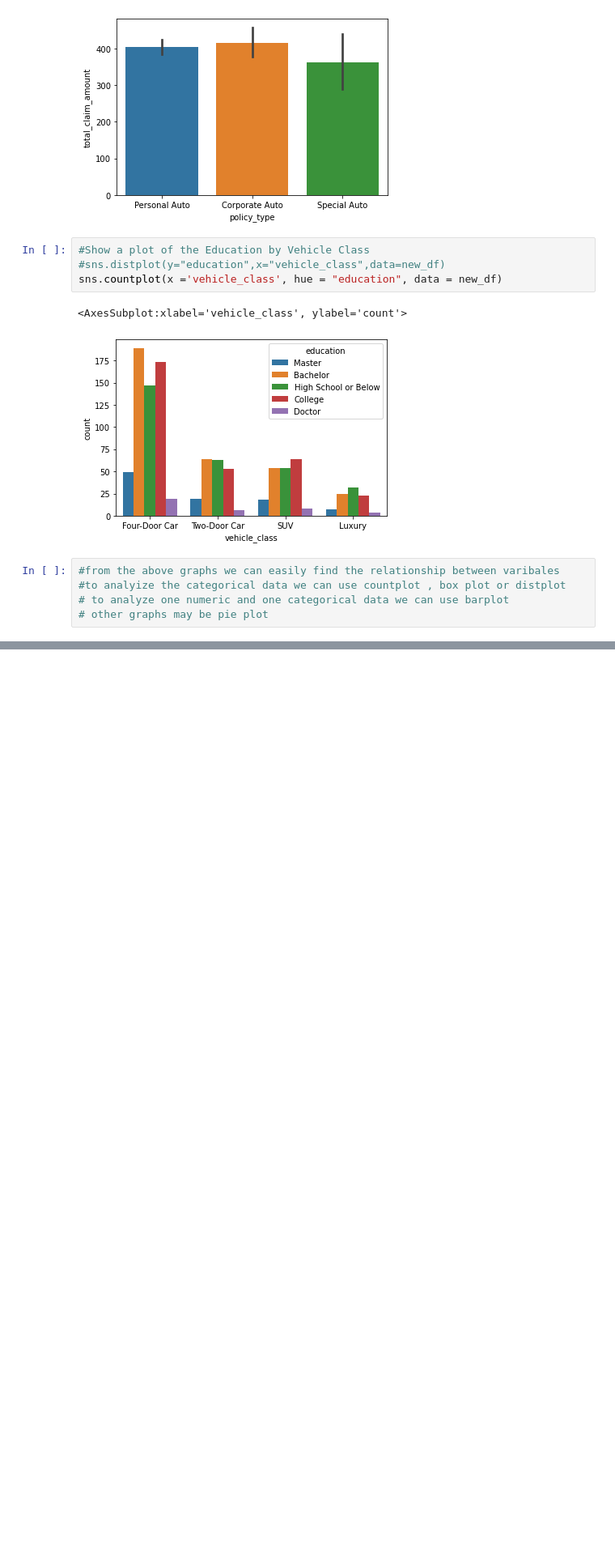
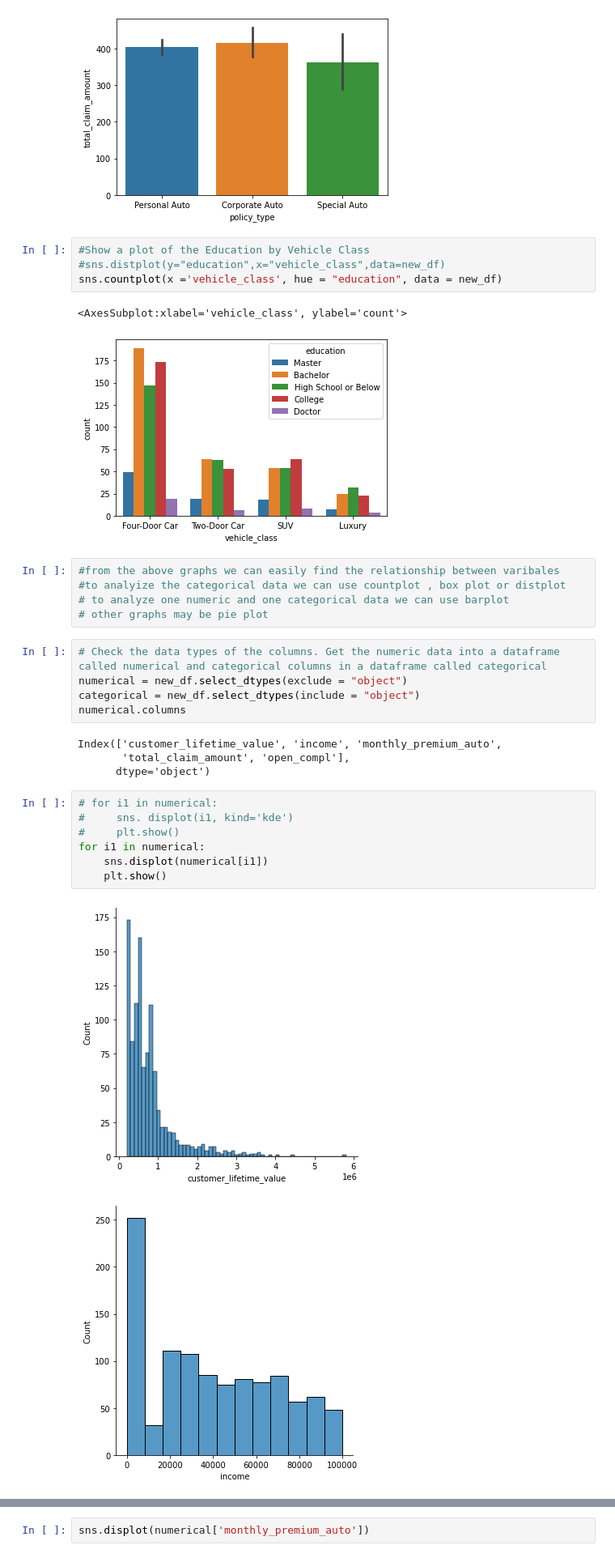
Before and after one commit to tejaldbhatti/lab-dw-data-cleaning-and-formatting, a Jupyter notebook: lab-dw-data-cleaning-and-formatting.ipynb, the cells around one changed output, grey strips where cells are left out. Shown at 81% size. Drawn from its saved outputs; the diff is of its cells as text; blank space fills up the shorter version.

```diff
--- a/lab-dw-data-cleaning-and-formatting.ipynb
+++ b/lab-dw-data-cleaning-and-formatting.ipynb
@@ -353,3 +353,22 @@ sns.countplot(x ='vehicle_class', hue = "education", data = new_df)
 #to analyize the categorical data we can use countplot , box plot or distplot
 # to analyze one numeric and one categorical data we can use barplot
 # other graphs may be pie plot
+# %%
+# Check the data types of the columns. Get the numeric data into a dataframe called numerical and categorical columns in a dataframe called categorical
+numerical = new_df.select_dtypes(exclude = "object")
+categorical = new_df.select_dtypes(include = "object")
+numerical.columns
+# %% [output]
+Index(['customer_lifetime_value', 'income', 'monthly_premium_auto',
+       'total_claim_amount', 'open_compl'],
+      dtype='object')
+# %%
+# for i1 in numerical:
+#     sns. displot(i1, kind='kde')
+#     plt.show()
+for i1 in numerical:
+    sns.displot(numerical[i1])
+    plt.show()
+# %% [output]
+[figure, added]
+[figure, added]
@@ -355,0 +378,2 @@ sns.countplot(x ='vehicle_class', hue = "education", data = new_df)
+# %%
+sns.displot(numerical['monthly_premium_auto'])
```
Also changed, not shown: parts of 6 cells of this notebook.
